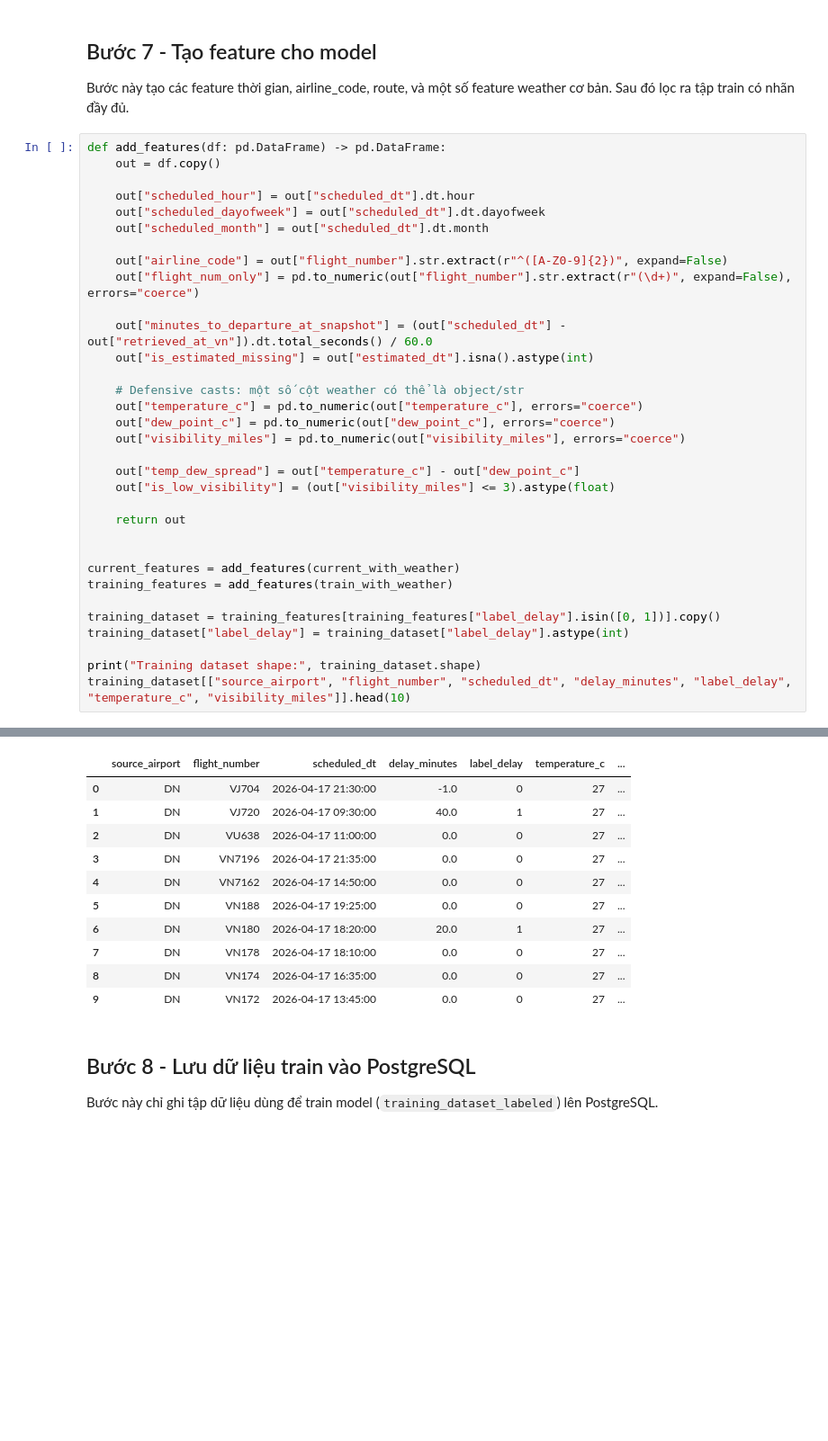
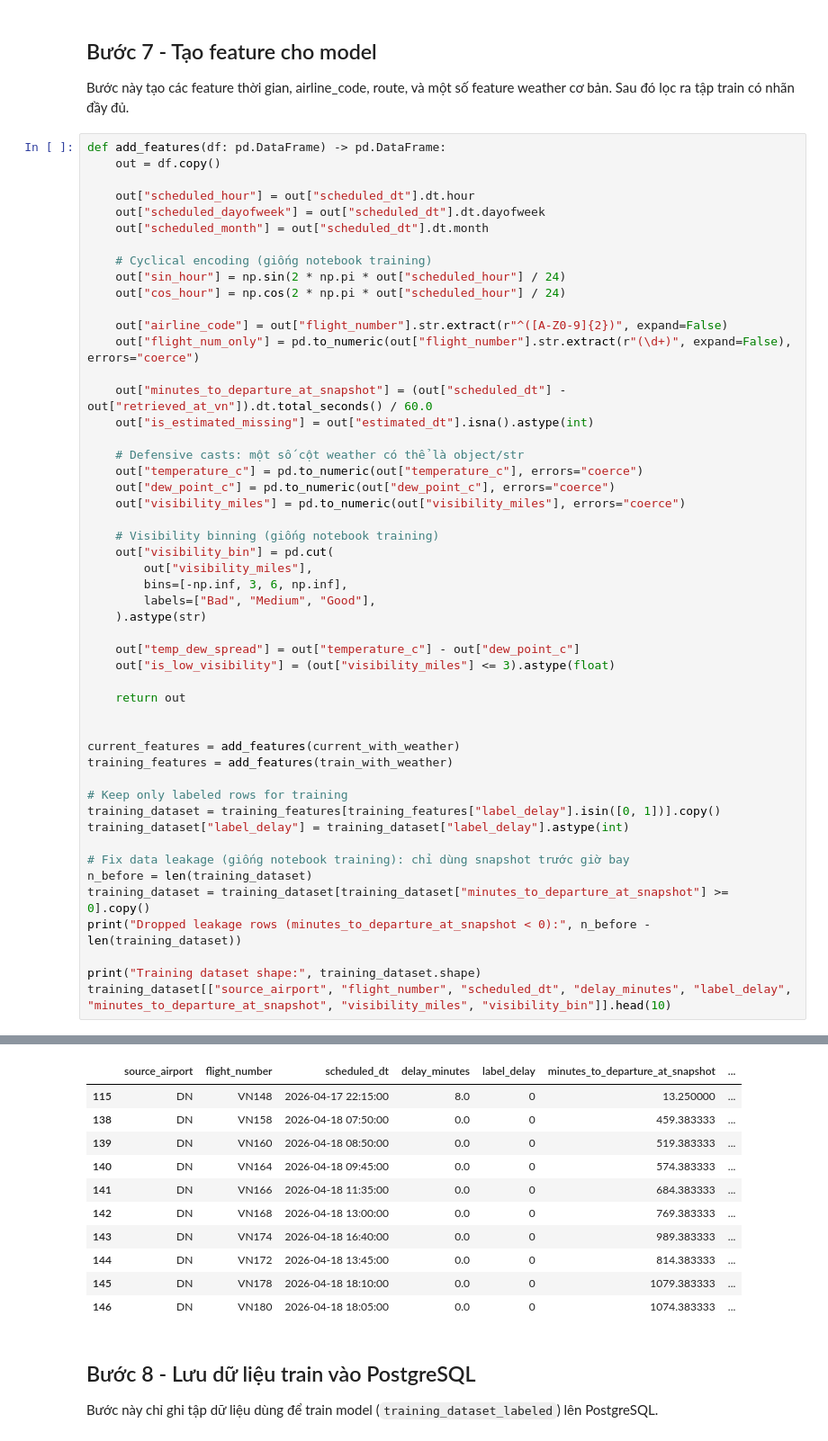
Before and after one commit to tdat1465/data-monitoring-lab, a Jupyter notebook: Data Collection + Processing/dataProcessing.ipynb, the cells around one changed output, grey strips where cells are left out. Shown at 90% size. Saved outputs shown, nothing was run; the diff lists cells and outputs as text; blank space fills up the shorter version.

Commit message:
update data clean

```diff
--- a/Data Collection + Processing/dataProcessing.ipynb
+++ b/Data Collection + Processing/dataProcessing.ipynb
@@ -530,6 +602,10 @@ def add_features(df: pd.DataFrame) -> pd.DataFrame:
     out["scheduled_hour"] = out["scheduled_dt"].dt.hour
     out["scheduled_dayofweek"] = out["scheduled_dt"].dt.dayofweek
     out["scheduled_month"] = out["scheduled_dt"].dt.month
+
+    # Cyclical encoding (giống notebook training)
+    out["sin_hour"] = np.sin(2 * np.pi * out["scheduled_hour"] / 24)
+    out["cos_hour"] = np.cos(2 * np.pi * out["scheduled_hour"] / 24)
 
     out["airline_code"] = out["flight_number"].str.extract(r"^([A-Z0-9]{2})", expand=False)
     out["flight_num_only"] = pd.to_numeric(out["flight_number"].str.extract(r"(\d+)", expand=False), errors="coerce")
@@ -542,6 +618,13 @@ def add_features(df: pd.DataFrame) -> pd.DataFrame:
     out["dew_point_c"] = pd.to_numeric(out["dew_point_c"], errors="coerce")
     out["visibility_miles"] = pd.to_numeric(out["visibility_miles"], errors="coerce")
 
+    # Visibility binning (giống notebook training)
+    out["visibility_bin"] = pd.cut(
+        out["visibility_miles"],
+        bins=[-np.inf, 3, 6, np.inf],
+        labels=["Bad", "Medium", "Good"],
+    ).astype(str)
+
     out["temp_dew_spread"] = out["temperature_c"] - out["dew_point_c"]
     out["is_low_visibility"] = (out["visibility_miles"] <= 3).astype(float)
 
@@ -551,9 +634,15 @@ def add_features(df: pd.DataFrame) -> pd.DataFrame:
 current_features = add_features(current_with_weather)
 training_features = add_features(train_with_weather)
 
+# Keep only labeled rows for training
 training_dataset = training_features[training_features["label_delay"].isin([0, 1])].copy()
 training_dataset["label_delay"] = training_dataset["label_delay"].astype(int)
 
+# Fix data leakage (giống notebook training): chỉ dùng snapshot trước giờ bay
+n_before = len(training_dataset)
+training_dataset = training_dataset[training_dataset["minutes_to_departure_at_snapshot"] >= 0].copy()
+print("Dropped leakage rows (minutes_to_departure_at_snapshot < 0):", n_before - len(training_dataset))
+
 print("Training dataset shape:", training_dataset.shape)
-training_dataset[["source_airport", "flight_number", "scheduled_dt", "delay_minutes", "label_delay", "temperature_c", "visibility_miles"]].head(10)
+training_dataset[["source_airport", "flight_number", "scheduled_dt", "delay_minutes", "label_delay", "minutes_to_departure_at_snapshot", "visibility_miles", "visibility_bin"]].head(10)
 # %% [output]
@@ -561,14 +651,14 @@ Training dataset shape: (1098, 35)
-|  | source_airport | flight_number | scheduled_dt | delay_minutes | label_delay | temperature_c | ... |
-| 0 | DN | VJ704 | 2026-04-17 21:30:00 | -1.0 | 0 | 27 | ... |
-| 1 | DN | VJ720 | 2026-04-17 09:30:00 | 40.0 | 1 | 27 | ... |
-| 2 | DN | VU638 | 2026-04-17 11:00:00 | 0.0 | 0 | 27 | ... |
-| 3 | DN | VN7196 | 2026-04-17 21:35:00 | 0.0 | 0 | 27 | ... |
-| 4 | DN | VN7162 | 2026-04-17 14:50:00 | 0.0 | 0 | 27 | ... |
-| 5 | DN | VN188 | 2026-04-17 19:25:00 | 0.0 | 0 | 27 | ... |
-| 6 | DN | VN180 | 2026-04-17 18:20:00 | 20.0 | 1 | 27 | ... |
-| 7 | DN | VN178 | 2026-04-17 18:10:00 | 0.0 | 0 | 27 | ... |
-| 8 | DN | VN174 | 2026-04-17 16:35:00 | 0.0 | 0 | 27 | ... |
-| 9 | DN | VN172 | 2026-04-17 13:45:00 | 0.0 | 0 | 27 | ... |
+|  | source_airport | flight_number | scheduled_dt | delay_minutes | label_delay | minutes_to_departure_at_snapshot | ... |
+| 115 | DN | VN148 | 2026-04-17 22:15:00 | 8.0 | 0 | 13.250000 | ... |
+| 138 | DN | VN158 | 2026-04-18 07:50:00 | 0.0 | 0 | 459.383333 | ... |
+| 139 | DN | VN160 | 2026-04-18 08:50:00 | 0.0 | 0 | 519.383333 | ... |
+| 140 | DN | VN164 | 2026-04-18 09:45:00 | 0.0 | 0 | 574.383333 | ... |
+| 141 | DN | VN166 | 2026-04-18 11:35:00 | 0.0 | 0 | 684.383333 | ... |
+| 142 | DN | VN168 | 2026-04-18 13:00:00 | 0.0 | 0 | 769.383333 | ... |
+| 143 | DN | VN174 | 2026-04-18 16:40:00 | 0.0 | 0 | 989.383333 | ... |
+| 144 | DN | VN172 | 2026-04-18 13:45:00 | 0.0 | 0 | 814.383333 | ... |
+| 145 | DN | VN178 | 2026-04-18 18:10:00 | 0.0 | 0 | 1079.383333 | ... |
+| 146 | DN | VN180 | 2026-04-18 18:05:00 | 0.0 | 0 | 1074.383333 | ... |
 # %% [markdown]
 ## Bước 8 - Lưu dữ liệu train vào PostgreSQL
 
```
Also changed, not shown: parts of 7 cells of this notebook.
